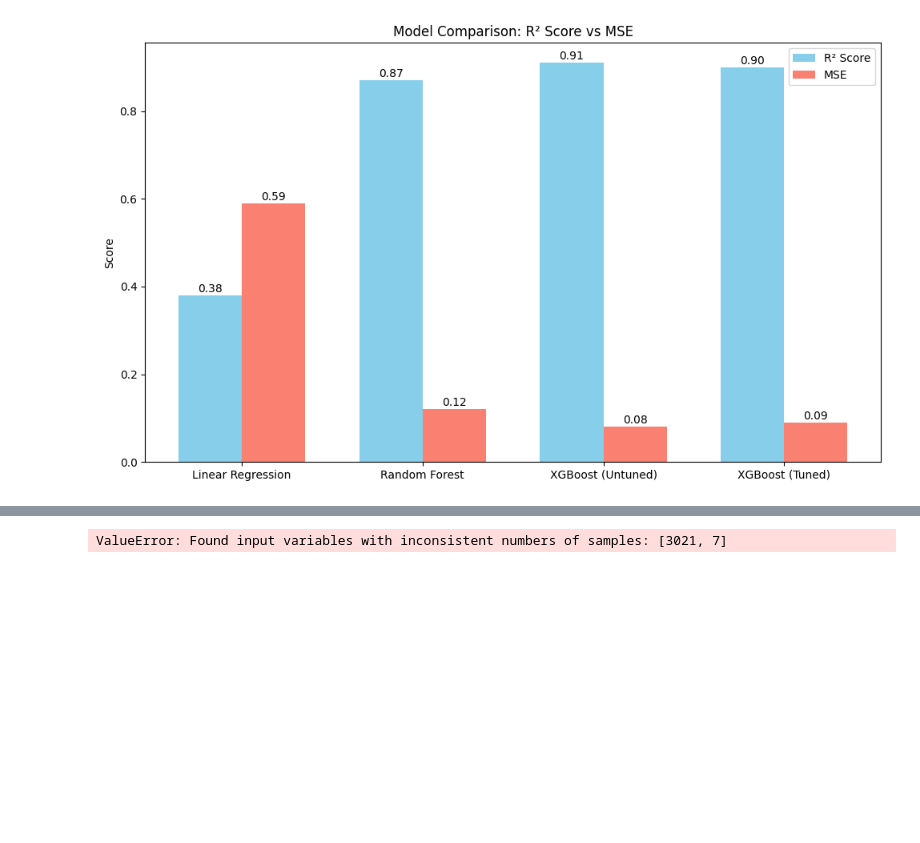
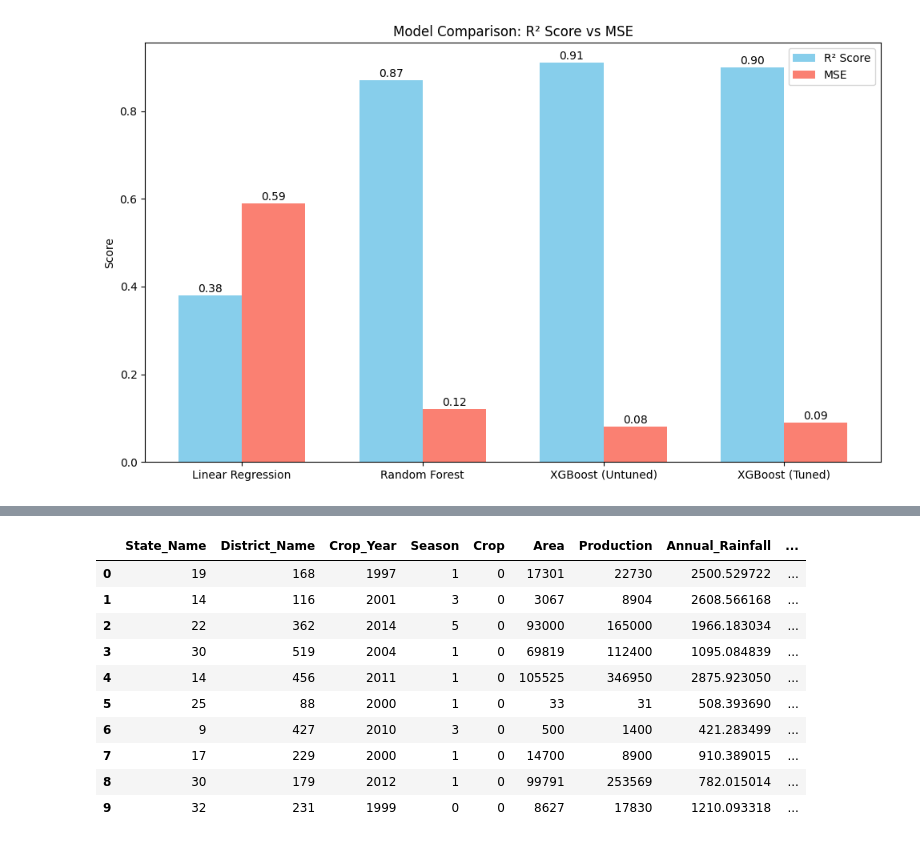
Before and after one commit to jithendranaidupothala/datascienceproject-23030594, a Jupyter notebook: datascienceproject.ipynb, the cells around one changed output, grey strips where cells are left out. Cells and saved outputs as stored; diff of their text form; code cells hidden in the pictures; blank space fills up the shorter version.

```diff
--- a/datascienceproject.ipynb
+++ b/datascienceproject.ipynb
@@ -563,9 +509,0 @@ array([[ 0.        ,  0.        , -1.66410059,  0.8660254 ,  0.        ,
-# %%
-y_pred=lrr.predict(z_test)
-mse = mean_squared_error(y_test, y_pred)
-r2 = r2_score(y_test, y_pred)
-
-print(f"Mean Squared Error: {mse}")
-print(f"R-squared: {r2}")
-# %% [output]
-ValueError: Found input variables with inconsistent numbers of samples: [3021, 7]
@@ -571,0 +519,15 @@ ValueError: Found input variables with inconsistent numbers of samples: [3021, 7
+# %%
+val_df = pd.read_excel('/content/drive/MyDrive/validation_data.xlsx')
+val_df
+# %% [output]
+|  | State_Name | District_Name | Crop_Year | Season | Crop | Area | Production | Annual_Rainfall | ... |
+| 0 | 19 | 168 | 1997 | 1 | 0 | 17301 | 22730 | 2500.529722 | ... |
+| 1 | 14 | 116 | 2001 | 3 | 0 | 3067 | 8904 | 2608.566168 | ... |
+| 2 | 22 | 362 | 2014 | 5 | 0 | 93000 | 165000 | 1966.183034 | ... |
+| 3 | 30 | 519 | 2004 | 1 | 0 | 69819 | 112400 | 1095.084839 | ... |
+| 4 | 14 | 456 | 2011 | 1 | 0 | 105525 | 346950 | 2875.923050 | ... |
+| 5 | 25 | 88 | 2000 | 1 | 0 | 33 | 31 | 508.393690 | ... |
+| 6 | 9 | 427 | 2010 | 3 | 0 | 500 | 1400 | 421.283499 | ... |
+| 7 | 17 | 229 | 2000 | 1 | 0 | 14700 | 8900 | 910.389015 | ... |
+| 8 | 30 | 179 | 2012 | 1 | 0 | 99791 | 253569 | 782.015014 | ... |
+| 9 | 32 | 231 | 1999 | 0 | 0 | 8627 | 17830 | 1210.093318 | ... |
```
Also changed, not shown: parts of 28 cells of this notebook.
